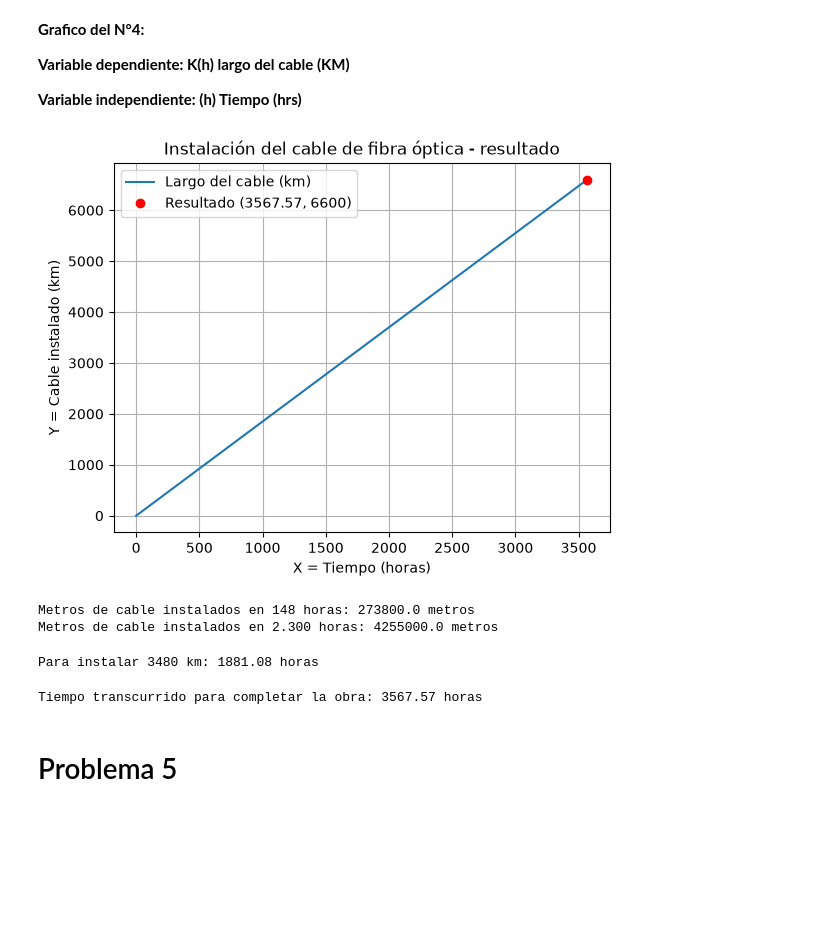
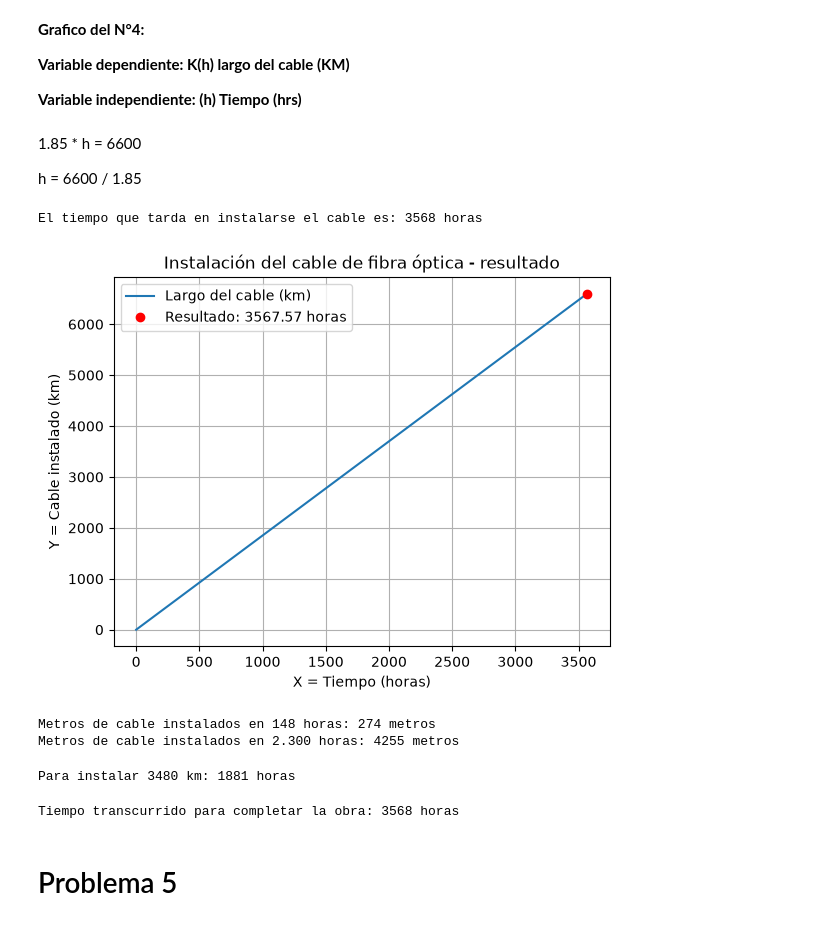
Before and after one commit to AleLagosP/Matematica-Aplicada-con-Python, a Jupyter notebook: Clase 1 - inrtroduccion/G1_Funciones.ipynb, the cells around one changed output. Saved outputs shown, nothing was run; the diff lists cells and outputs as text; code cells hidden in the pictures; blank space fills up the shorter version.

```diff
--- a/Clase 1 - inrtroduccion/G1_Funciones.ipynb
+++ b/Clase 1 - inrtroduccion/G1_Funciones.ipynb
@@ -111,49 +111,58 @@ Despues de dos horas, el cable mide 4 kilometros de cable instalado
 **Variable dependiente: K(h) largo del cable (KM)**
 
 **Variable independiente: (h) Tiempo (hrs)**
+# %% [markdown]
+1.85 * h = 6600
+
+h = 6600 / 1.85
+# %%
+h = 6600 / 1.85
+print(f"El tiempo que tarda en instalarse el cable es: {h:.0f} horas")
+# %% [output]
+El tiempo que tarda en instalarse el cable es: 3568 horas
 # %%
 import matplotlib.pyplot as plt
 def largo_cable(tiempo):
     return 1.85 * tiempo
 
 tiempo_final = 6600 / 1.85
 
 horas = []
 kilometros = []
 
 for t in range(0, int(tiempo_final) + 1):
     horas.append(t)
     kilometros.append(largo_cable(t))
 
 plt.plot(horas, kilometros , label="Largo del cable (km)")
-plt.plot(tiempo_final, largo_cable(tiempo_final), 'ro', label=f"Resultado ({tiempo_final:.2f}, 6600)")
+plt.plot(tiempo_final, largo_cable(tiempo_final), 'ro', label=f"Resultado: {tiempo_final:.2f} horas")
 plt.ylabel("Y = Cable instalado (km)")
 plt.xlabel("X = Tiempo (horas)")
 plt.title("Instalación del cable de fibra óptica - resultado")
 plt.legend()
 plt.grid()
 plt.show()
 # %% [output]
-[figure, old version]
+[figure, new version]
 # %%
 cable_148 = largo_cable(148)
 cable_2300 = largo_cable(2300)
 
-print(f"Metros de cable instalados en 148 horas: {cable_148 * 1000} metros")
-print(f"Metros de cable instalados en 2.300 horas: {cable_2300 * 1000} metros")
+print(f"Metros de cable instalados en 148 horas: {(cable_148):.0f} metros")
+print(f"Metros de cable instalados en 2.300 horas: {cable_2300:.0f} metros")
 # %% [output]
-Metros de cable instalados en 148 horas: 273800.0 metros
-Metros de cable instalados en 2.300 horas: 4255000.0 metros
+Metros de cable instalados en 148 horas: 274 metros
+Metros de cable instalados en 2.300 horas: 4255 metros
 # %%
 tiempo_trabajo = 3480 / 1.85
 
-print(f"Para instalar 3480 km: {round(tiempo_trabajo, 2)} horas")
+print(f"Para instalar 3480 km: {round(tiempo_trabajo, 2):.0f} horas")
 # %% [output]
-Para instalar 3480 km: 1881.08 horas
+Para instalar 3480 km: 1881 horas
 # %%
-print(f"Tiempo transcurrido para completar la obra: {round(tiempo_final, 2)} horas")
+print(f"Tiempo transcurrido para completar la obra: {round(tiempo_final, 2):.0f} horas")
 # %% [output]
-Tiempo transcurrido para completar la obra: 3567.57 horas
+Tiempo transcurrido para completar la obra: 3568 horas
 # %% [markdown]
 # Problema 5
 # %% [markdown]
```
Also changed, not shown: parts of 1 cell of this notebook.
